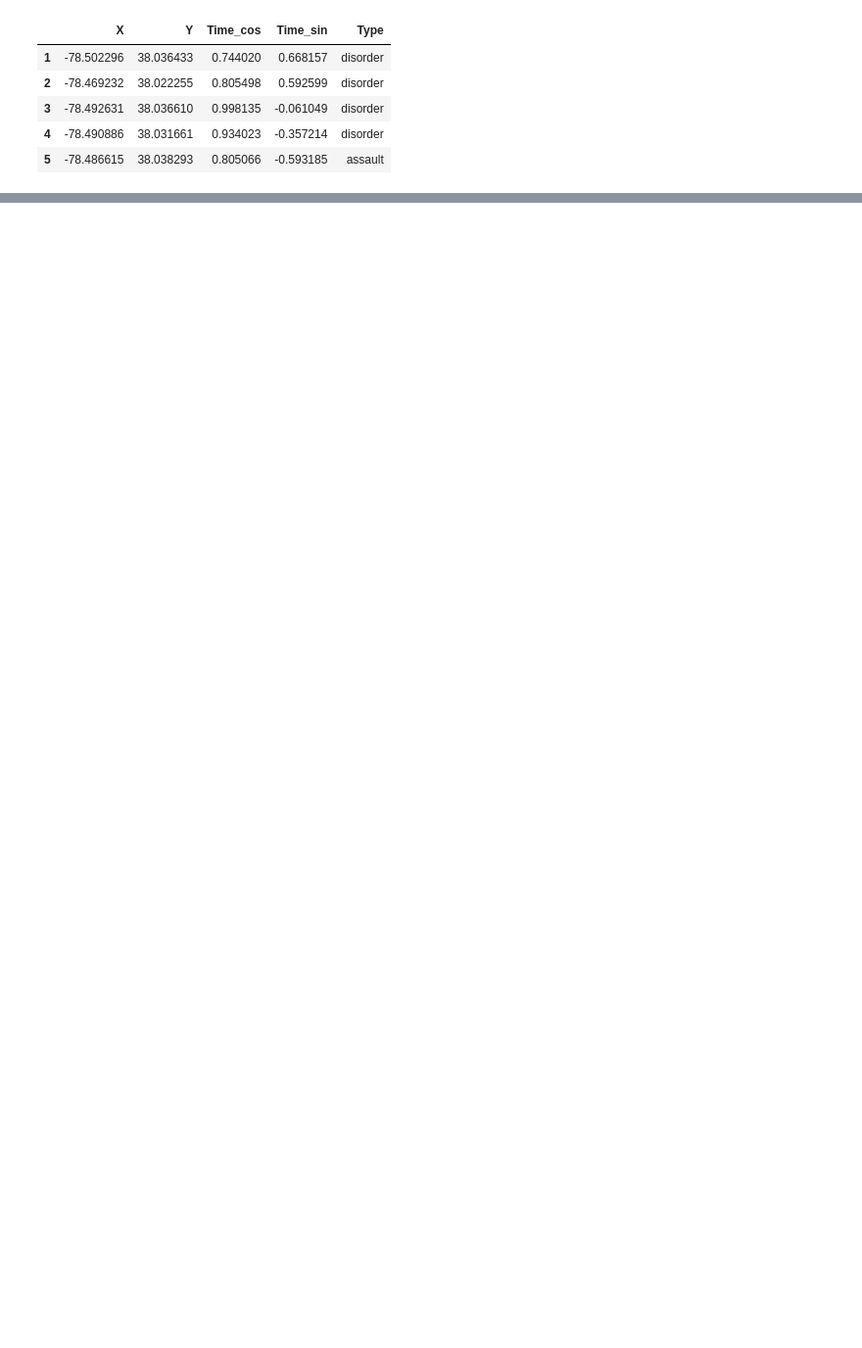
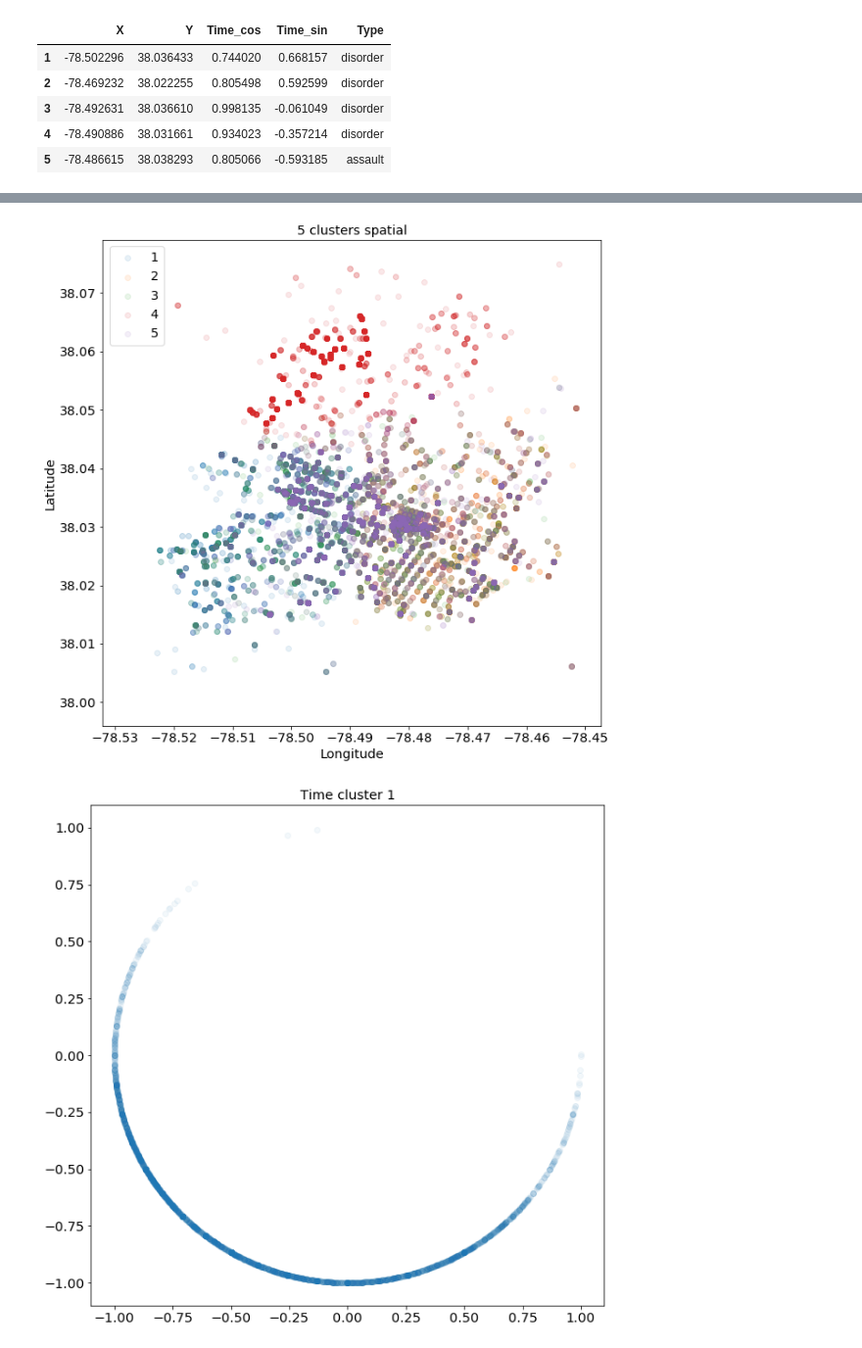
Before and after one commit to auhcheng/cville-crime, a Jupyter notebook: crime_data-analysis.ipynb, the cells around one changed output, grey strips where cells are left out. Shown at 98% size. Saved outputs shown, nothing was run; the diff lists cells and outputs as text; code cells hidden in the pictures; blank space fills up the shorter version.

```diff
--- a/crime_data-analysis.ipynb
+++ b/crime_data-analysis.ipynb
@@ -556,0 +612,5 @@ len(labels)
+# %%
+for i in range(5):
+    print('Cluster {}'.format(i+1))
+    for x in list(zip(means[4][i], cols)):
+        print(x)
@@ -556,0 +651,34 @@ len(labels)
+# %%
+# adapted from https://scikit-learn.org/stable/auto_examples/cluster/plot_cluster_iris.html#sphx-glr-auto-examples-cluster-plot-cluster-iris-py
+from sklearn.cluster import KMeans
+from mpl_toolkits.mplot3d import Axes3D
+k = 5
+plt.figure(figsize=(10, 10))
+est = KMeans(n_clusters=k, n_init=5, random_state=42)
+est.fit(crime_prep)
+labels = est.labels_
+inertias.append(est.inertia_)
+for i in range(k):
+    this_cluster = crime_prep[labels == i]
+    plt.scatter((this_cluster.X*X_stdev)+X_mean,
+                (this_cluster.Y*Y_stdev)+Y_mean, label=i+1, alpha=0.1)
+ax = plt.gca()
+ax.set_xlabel('Longitude')
+ax.set_ylabel('Latitude')
+ax.set_title('{} clusters spatial'.format(k))
+plt.legend()
+plt.savefig('{}_clusters_spatial'.format(k))
+
+
+for i in range(k):
+    plt.figure(figsize=(10,10))
+    plt.xlim((-1.1, 1.1))
+    plt.ylim((-1.1, 1.1))
+    this_cluster = crime_prep[labels == i]
+    plt.scatter((this_cluster.Time_cos*cos_stdev)+cos_mean,
+                (this_cluster.Time_sin*sin_stdev)+sin_mean, label=i+1, alpha=0.05)
+    plt.title('Time cluster {}'.format(i+1))
+    plt.savefig('time_cluster{}'.format(i+1))
+# %% [output]
+[figure, added]
+[figure, added]
```
Also changed, not shown: parts of 19 cells of this notebook, 44 other files.
